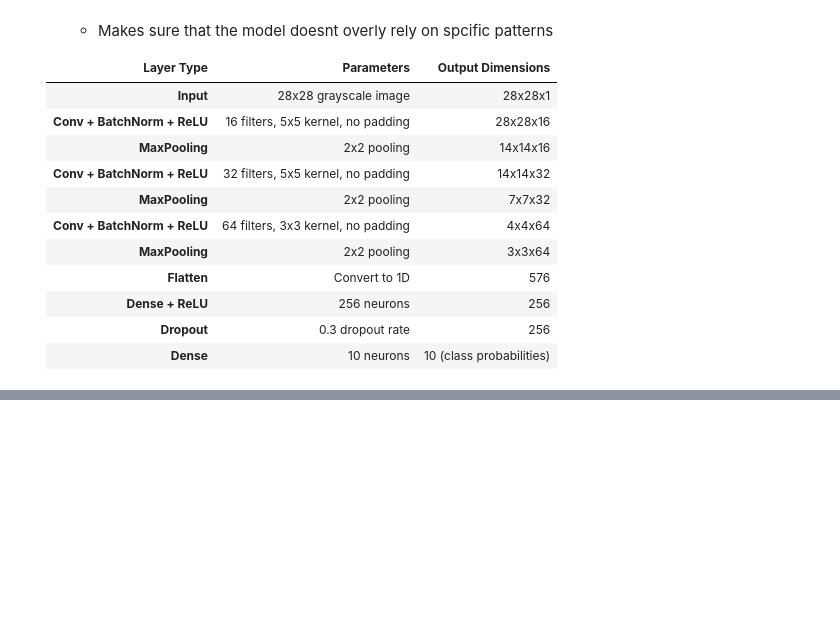
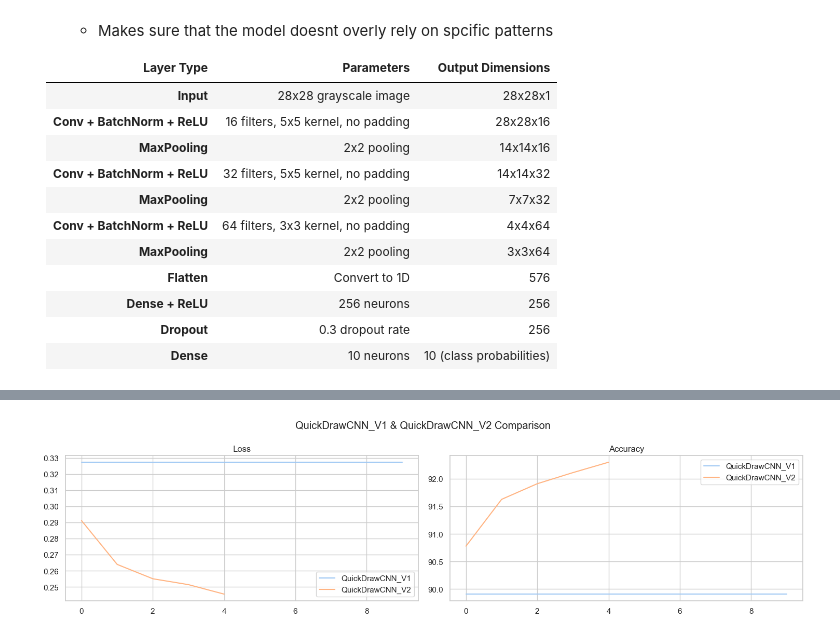
Before and after one commit to SafoanMiah/quick-draw-neural-net, a Jupyter notebook: main.ipynb, the cells around one changed output, grey strips where cells are left out. Saved outputs shown, nothing was run; the diff lists cells and outputs as text; code cells hidden in the pictures; blank space fills up the shorter version.

```diff
--- a/main.ipynb
+++ b/main.ipynb
@@ -582,15 +606,15 @@ class QuickDrawCNN_V2(nn.Module):
         )
 
         self.dense_set_2 = nn.Sequential(
-            nn.Linear(7*7*32, n_classes),
+            nn.Linear(256, n_classes),
         )
 
         self.stack = nn.Sequential(
             self.conv_set_1,
             self.conv_set_2,
-            #self.conv_set_3,
+            self.conv_set_3,
             self.flatten,
-            #self.dense_set_1,
+            self.dense_set_1,
             self.dense_set_2
         )
 
@@ -606,7 +630,7 @@ train_loss_2, val_loss_2, train_acc_2, val_acc_2 = train(
     model=model_2,
     train_loader=train_loader,
     val_loader=val_loader,
-    epochs=10,
+    epochs=5,
     criterion=criterion,
     optimizer=optimizer,
     device=device
@@ -633,0 +658,6 @@ Predictions: ['axe', 'dog', 'alarm_clock', 'backpack', 'cruise_ship']
+# %%
+plot_metrics(f'{model_1._get_name()} & {model_2._get_name()} Comparison', val_loss_1, val_loss_2, val_acc_1, val_acc_2,
+             metric1_label=model_1._get_name(), metric2_label=model_2._get_name(),
+             set1_label='Loss', set2_label='Accuracy')
+# %% [output]
+[figure, added]
```
Also changed, not shown: parts of 13 cells of this notebook.
